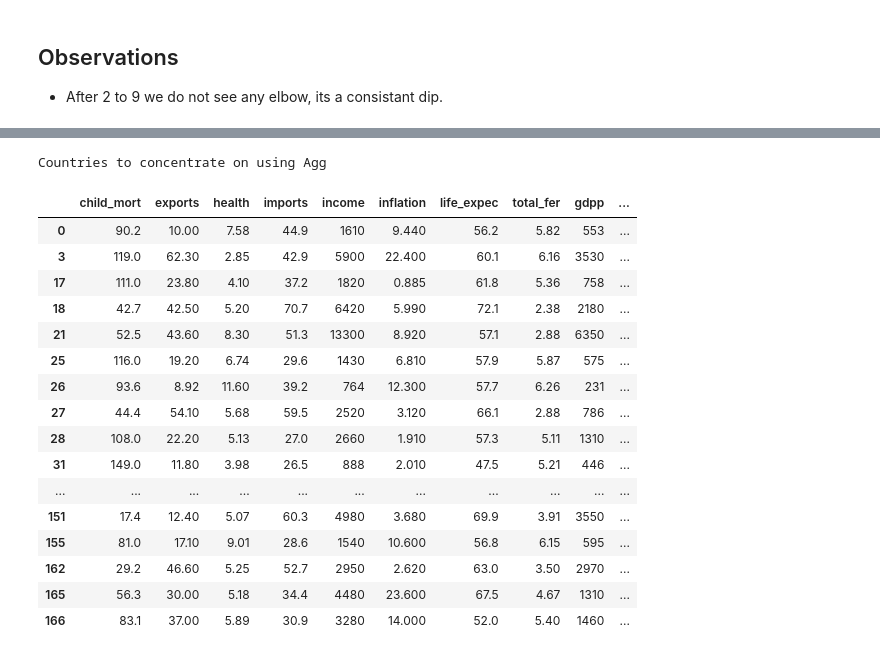
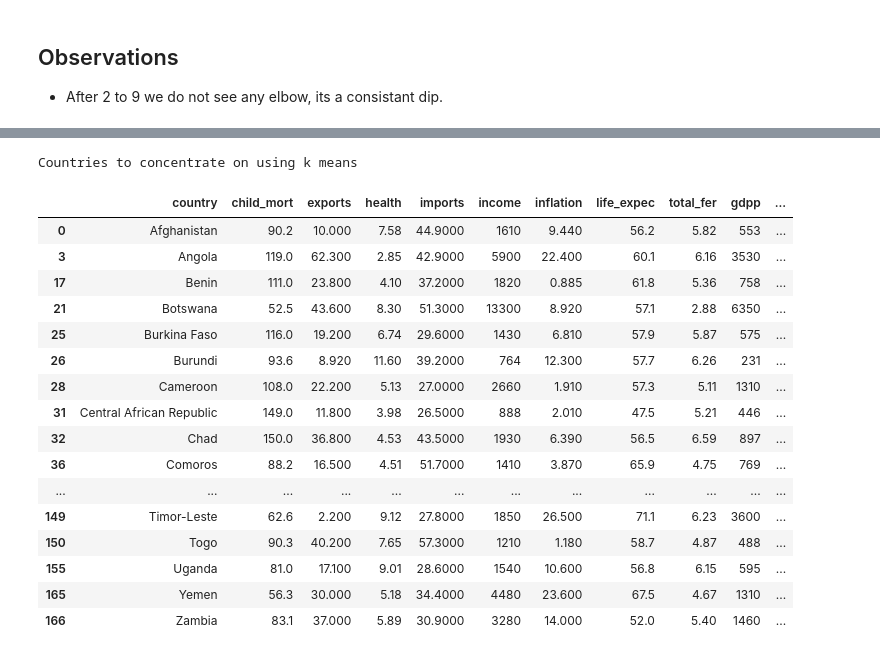
Before and after one commit to The-DigitalAcademy/Country_Clustering_Project, a Jupyter notebook: country.ipynb, the cells around one changed output, grey strips where cells are left out. Saved outputs shown, nothing was run; the diff lists cells and outputs as text; code cells hidden in the pictures.

```diff
--- a/country.ipynb
+++ b/country.ipynb
@@ -210,6 +242,0 @@ output.head()
-# %%
-#df=df.drop("kmean_labels",axis=1)
-agg=AgglomerativeClustering(n_clusters=2,linkage="complete")
-# Adding predicted Labels to scaled data and original data
-df["Agg_labels"] = agg.fit_predict(set_scaled)
-df["Agg_labels"].value_counts()
@@ -251,5 +274,5 @@ output_agg.head()
 # %%
-df["kmean_labels"] = kmeans.predict(set_scaled)
+df["kmean_labels"] = kmeans.predict(data_scaled)
 
 print("Countries to concentrate on using K Medoids")
 df[df["kmean_labels"] == 1]
@@ -270,0 +308,9 @@ Countries to concentrate on using K Medoids
+# %%
+from sklearn_extra.cluster import KMedoids
+
+kmedo = KMedoids(n_clusters=3, random_state=1)
+kmedo.fit(data_scaled)
+data_scaled_copy["kmedoid_labels"] = kmedo.predict(data_scaled)
+data_without_country["kmedoid_labels"] = kmedo.predict(data_scaled)
+
+data_without_country["kmedoid_labels"].value_counts()
@@ -270,0 +346,5 @@ Countries to concentrate on using K Medoids
+# %%
+df["kmedoid_labels"] = kmedo.predict(data_scaled)
+
+print("Countries to concentrate on using K Medoids")
+df[df["kmedoid_labels"] == 2]
@@ -271,24 +370,23 @@ Countries to concentrate on using K Medoids
 # %%
-df["Agg_labels"] = agg.fit_predict(set_scaled)
-
-print("Countries to concentrate on using Agg")
-df[df["Agg_labels"] == 1]
+df["kmean_labels"] = kmeans.predict(data_scaled)
+print("Countries to concentrate on using k means")
+df[df["kmean_labels"] == 1]
 # %% [output]
-Countries to concentrate on using Agg
+Countries to concentrate on using k means
-|  | child_mort | exports | health | imports | income | inflation | life_expec | total_fer | gdpp | ... |
-| 0 | 90.2 | 10.00 | 7.58 | 44.9 | 1610 | 9.440 | 56.2 | 5.82 | 553 | ... |
-| 3 | 119.0 | 62.30 | 2.85 | 42.9 | 5900 | 22.400 | 60.1 | 6.16 | 3530 | ... |
-| 17 | 111.0 | 23.80 | 4.10 | 37.2 | 1820 | 0.885 | 61.8 | 5.36 | 758 | ... |
-| 18 | 42.7 | 42.50 | 5.20 | 70.7 | 6420 | 5.990 | 72.1 | 2.38 | 2180 | ... |
-| 21 | 52.5 | 43.60 | 8.30 | 51.3 | 13300 | 8.920 | 57.1 | 2.88 | 6350 | ... |
-| 25 | 116.0 | 19.20 | 6.74 | 29.6 | 1430 | 6.810 | 57.9 | 5.87 | 575 | ... |
-| 26 | 93.6 | 8.92 | 11.60 | 39.2 | 764 | 12.300 | 57.7 | 6.26 | 231 | ... |
-| 27 | 44.4 | 54.10 | 5.68 | 59.5 | 2520 | 3.120 | 66.1 | 2.88 | 786 | ... |
-| 28 | 108.0 | 22.20 | 5.13 | 27.0 | 2660 | 1.910 | 57.3 | 5.11 | 1310 | ... |
-| 31 | 149.0 | 11.80 | 3.98 | 26.5 | 888 | 2.010 | 47.5 | 5.21 | 446 | ... |
-| ... | ... | ... | ... | ... | ... | ... | ... | ... | ... | ... |
-| 151 | 17.4 | 12.40 | 5.07 | 60.3 | 4980 | 3.680 | 69.9 | 3.91 | 3550 | ... |
-| 155 | 81.0 | 17.10 | 9.01 | 28.6 | 1540 | 10.600 | 56.8 | 6.15 | 595 | ... |
-| 162 | 29.2 | 46.60 | 5.25 | 52.7 | 2950 | 2.620 | 63.0 | 3.50 | 2970 | ... |
-| 165 | 56.3 | 30.00 | 5.18 | 34.4 | 4480 | 23.600 | 67.5 | 4.67 | 1310 | ... |
-| 166 | 83.1 | 37.00 | 5.89 | 30.9 | 3280 | 14.000 | 52.0 | 5.40 | 1460 | ... |
+|  | country | child_mort | exports | health | imports | income | inflation | life_expec | total_fer | gdpp | ... |
+| 0 | Afghanistan | 90.2 | 10.000 | 7.58 | 44.9000 | 1610 | 9.440 | 56.2 | 5.82 | 553 | ... |
+| 3 | Angola | 119.0 | 62.300 | 2.85 | 42.9000 | 5900 | 22.400 | 60.1 | 6.16 | 3530 | ... |
+| 17 | Benin | 111.0 | 23.800 | 4.10 | 37.2000 | 1820 | 0.885 | 61.8 | 5.36 | 758 | ... |
+| 21 | Botswana | 52.5 | 43.600 | 8.30 | 51.3000 | 13300 | 8.920 | 57.1 | 2.88 | 6350 | ... |
+| 25 | Burkina Faso | 116.0 | 19.200 | 6.74 | 29.6000 | 1430 | 6.810 | 57.9 | 5.87 | 575 | ... |
+| 26 | Burundi | 93.6 | 8.920 | 11.60 | 39.2000 | 764 | 12.300 | 57.7 | 6.26 | 231 | ... |
+| 28 | Cameroon | 108.0 | 22.200 | 5.13 | 27.0000 | 2660 | 1.910 | 57.3 | 5.11 | 1310 | ... |
+| 31 | Central African Republic | 149.0 | 11.800 | 3.98 | 26.5000 | 888 | 2.010 | 47.5 | 5.21 | 446 | ... |
+| 32 | Chad | 150.0 | 36.800 | 4.53 | 43.5000 | 1930 | 6.390 | 56.5 | 6.59 | 897 | ... |
+| 36 | Comoros | 88.2 | 16.500 | 4.51 | 51.7000 | 1410 | 3.870 | 65.9 | 4.75 | 769 | ... |
+| ... | ... | ... | ... | ... | ... | ... | ... | ... | ... | ... | ... |
+| 149 | Timor-Leste | 62.6 | 2.200 | 9.12 | 27.8000 | 1850 | 26.500 | 71.1 | 6.23 | 3600 | ... |
+| 150 | Togo | 90.3 | 40.200 | 7.65 | 57.3000 | 1210 | 1.180 | 58.7 | 4.87 | 488 | ... |
+| 155 | Uganda | 81.0 | 17.100 | 9.01 | 28.6000 | 1540 | 10.600 | 56.8 | 6.15 | 595 | ... |
+| 165 | Yemen | 56.3 | 30.000 | 5.18 | 34.4000 | 4480 | 23.600 | 67.5 | 4.67 | 1310 | ... |
+| 166 | Zambia | 83.1 | 37.000 | 5.89 | 30.9000 | 3280 | 14.000 | 52.0 | 5.40 | 1460 | ... |
```
Also changed, not shown: parts of 38 cells of this notebook.
